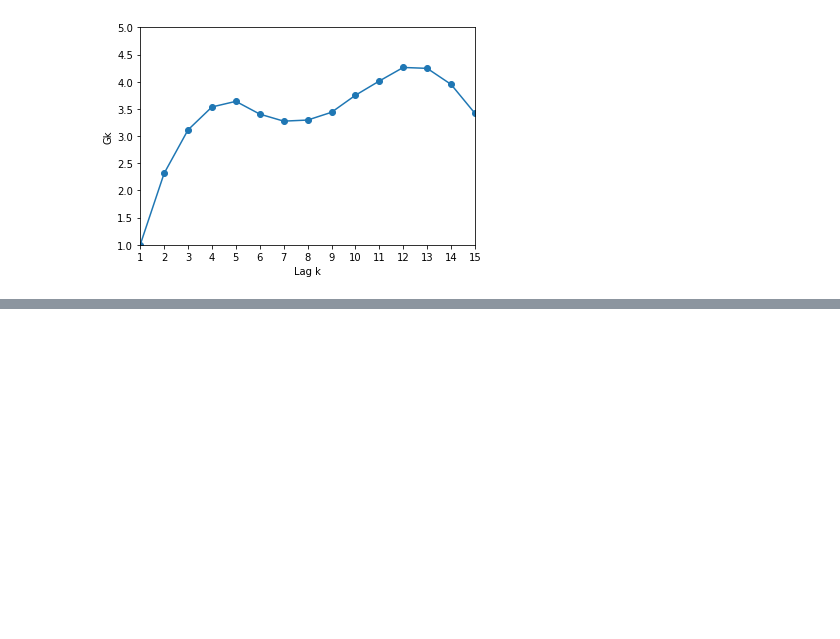
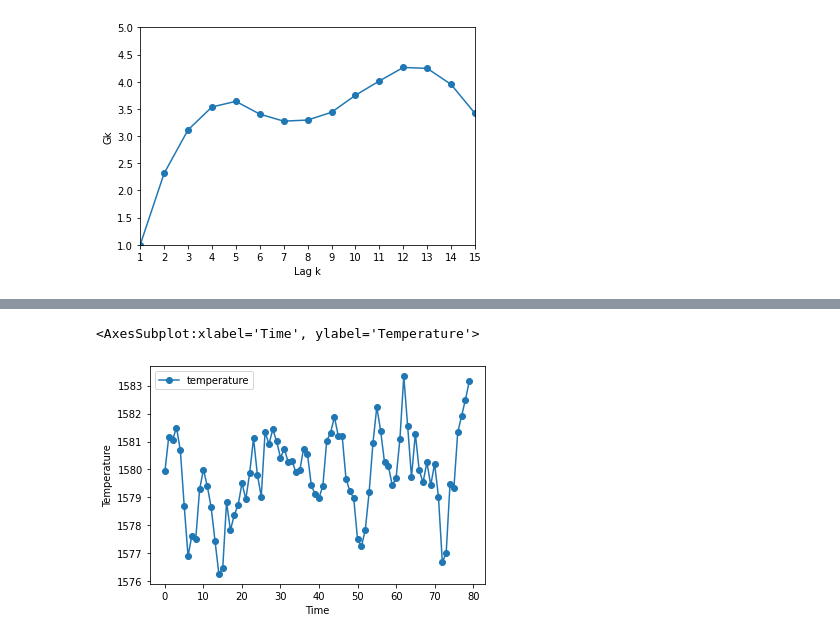
Before and after one commit to tadatoshi/time_series_plot_auto_analysis, a Jupyter notebook: notebooks/ceramic_furnace.ipynb, the cells around one changed output, grey strips where cells are left out. Cells and saved outputs as stored; diff of their text form; code cells hidden in the pictures; blank space fills up the shorter version.

```diff
--- a/notebooks/ceramic_furnace.ipynb
+++ b/notebooks/ceramic_furnace.ipynb
@@ -366,0 +371,15 @@ plot_and_save(variogram_furnace_data, "../plots/ceramic_furnace_variogram_2.png"
+# %%
+arparams = np.array([0.9824, -0.3722])
+arparams = np.r_[1, -arparams]
+maparams = np.array([1])
+# %%
+generated_arma_sample = arma_generate_sample(arparams, maparams, 80)
+# %%
+generated_arma_sample += 1579.79
+# %%
+generated_arma_sample_df = pd.DataFrame(generated_arma_sample, columns=['temperature'])
+# %%
+generated_arma_sample_df.plot(marker='o', xlabel='Time', ylabel='Temperature')
+# %% [output]
+<AxesSubplot:xlabel='Time', ylabel='Temperature'>
+[figure, added]
```
Also changed, not shown: parts of 4 cells of this notebook.
